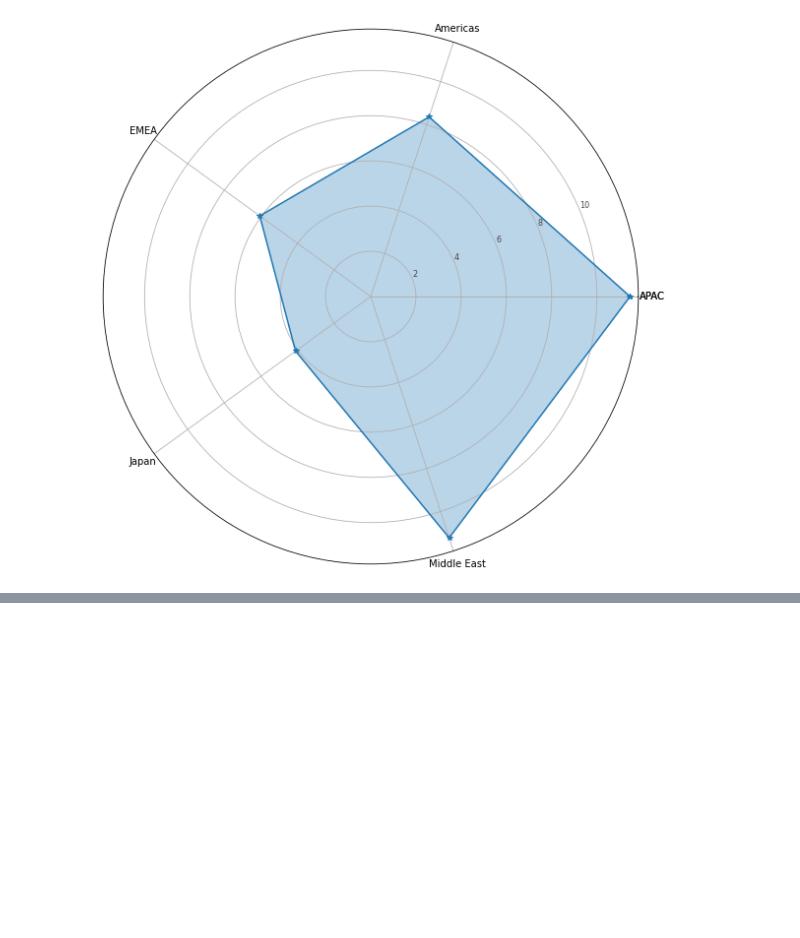
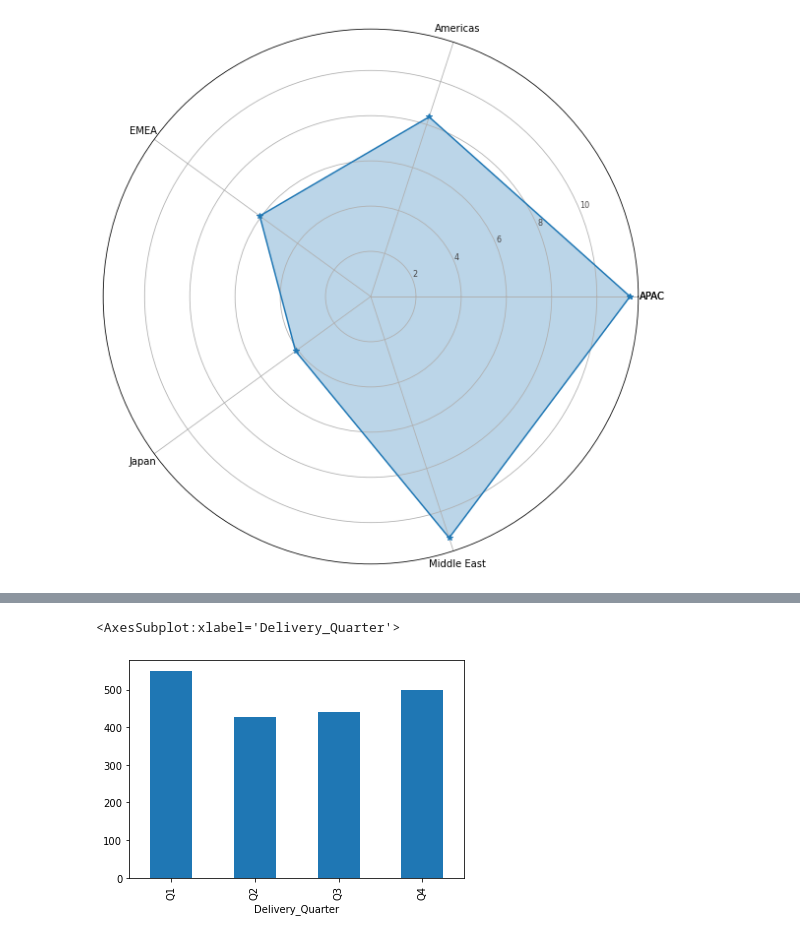
Before and after one commit to faristegui/tpdatos-2c-2020, a Jupyter notebook: tp1-franco.ipynb, the cells around one changed output, grey strips where cells are left out. Drawn from its saved outputs; the diff is of its cells as text; code cells hidden in the pictures; blank space fills up the shorter version.

```diff
--- a/tp1-franco.ipynb
+++ b/tp1-franco.ipynb
@@ -401,0 +462,5 @@ Name: Territory, Length: 76, dtype: int64
+# %%
+grouped.loc['Japan',:].reset_index().plot.bar(x='Delivery_Quarter', y='Opportunity_ID',legend=False)
+# %% [output]
+<AxesSubplot:xlabel='Delivery_Quarter'>
+[figure, added]
```
Also changed, not shown: parts of 10 cells of this notebook, 2 other files.
